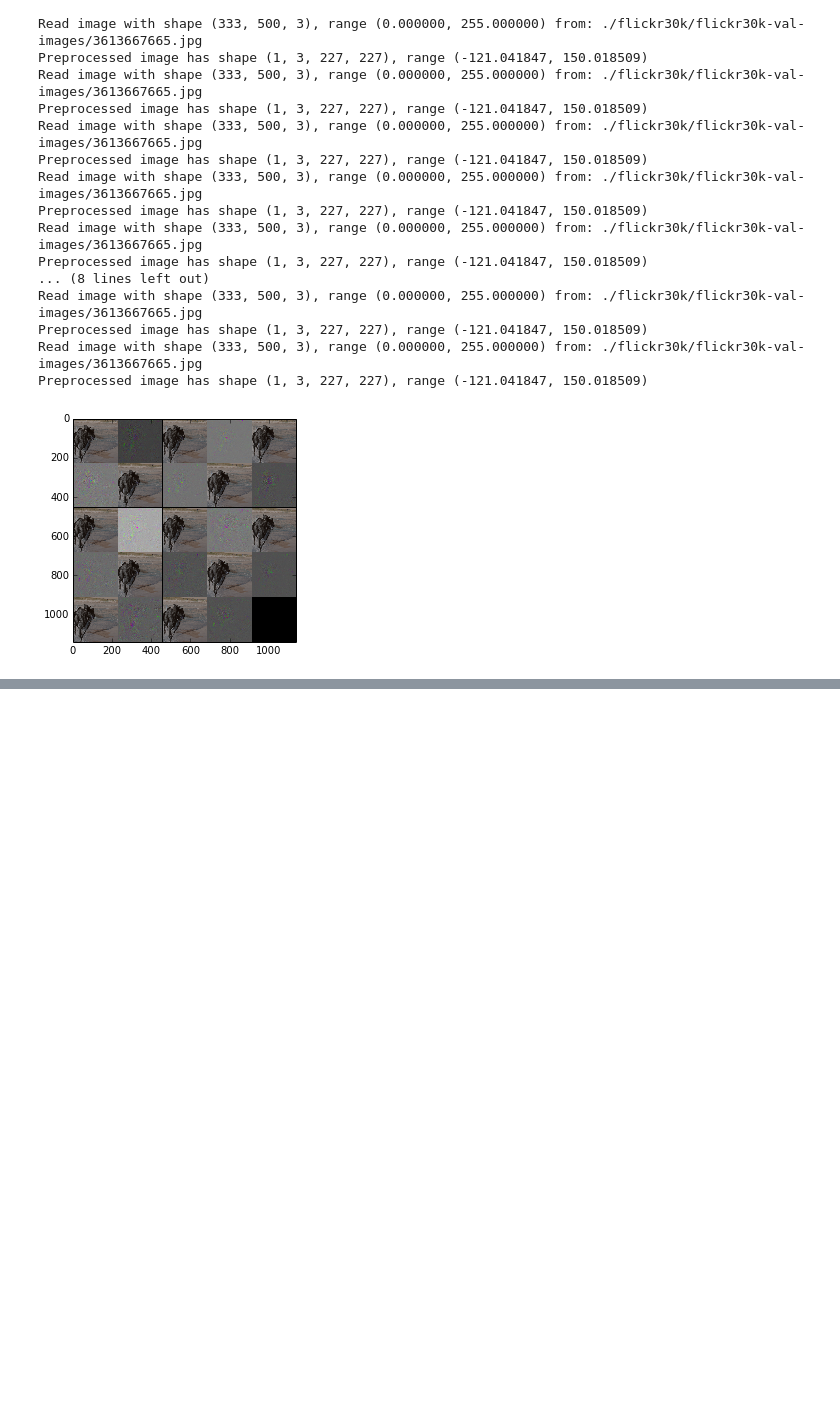
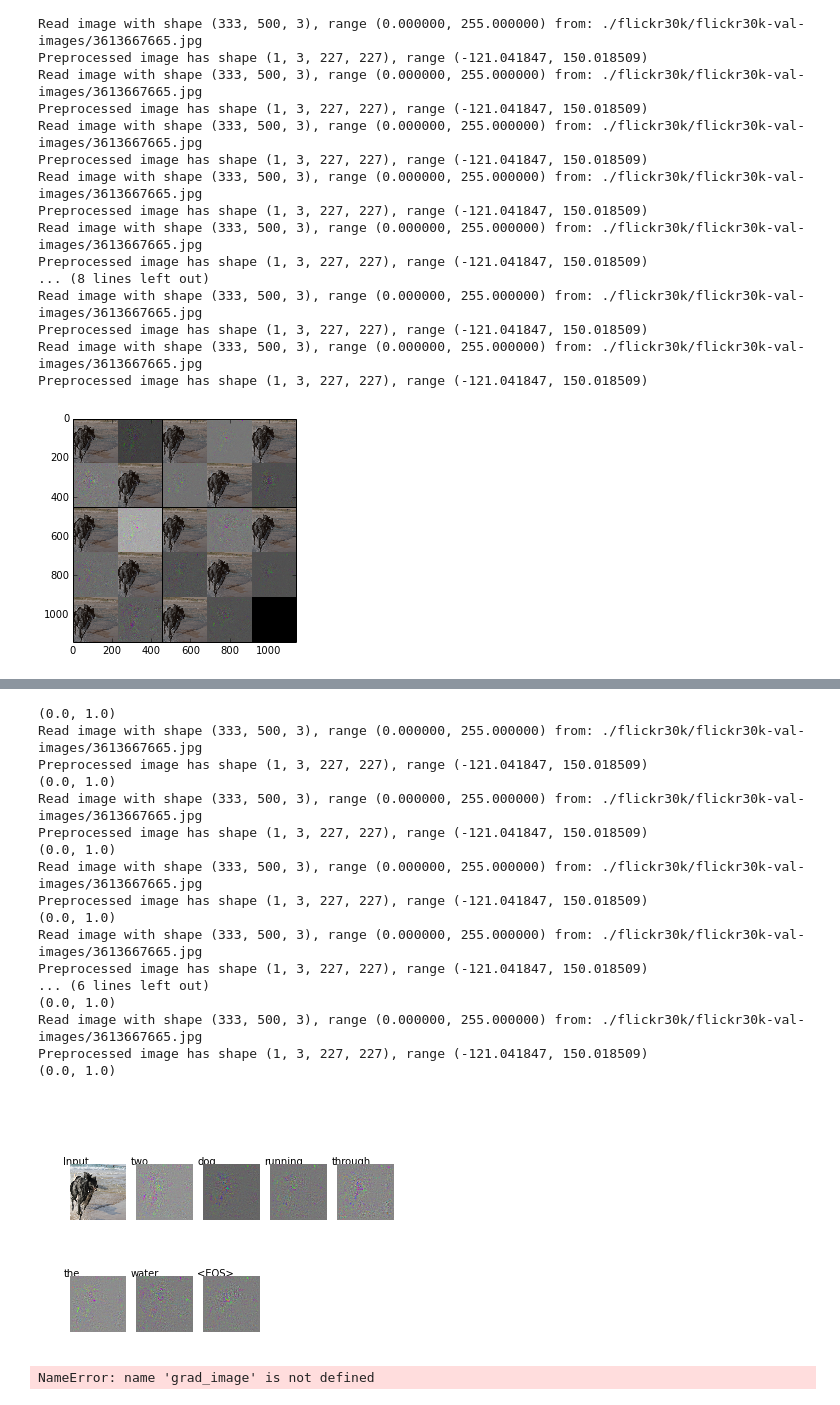
Before and after one commit to olivernina/lisa-caffe-public, a Jupyter notebook: examples/lstm/flickr/word_image_grads.ipynb, the cells around one changed output, grey strips where cells are left out. Cells and saved outputs as stored; diff of their text form; code cells hidden in the pictures; blank space fills up the shorter version.

Commit message:
display sentence and gradients

```diff
--- a/examples/lstm/flickr/word_image_grads.ipynb
+++ b/examples/lstm/flickr/word_image_grads.ipynb
@@ -283,0 +316,53 @@ vis_square(np.concatenate(tuple(all_sxs)))
+# %%
+def vis_sentence(image_net, image_path, lstm_net, sentence):
+    all_sxs = []
+    num_per_row = 5
+    num_rows = int(np.ceil(len(sentence) / float(num_per_row)))
+    f, ax = plt.subplots(2 * num_rows, num_per_row)
+    #plt.tight_layout()
+    plt.subplots_adjust(wspace=0.0001, hspace=0.0001)
+    for axis in ax.reshape(-1):
+        axis.axison = False
+    disp_image = centered(image_net.deprocess('data', preprocessed_image))
+    print (disp_image.min(), disp_image.max())
+    ax[0, 0].text(0, 0, 'Input')
+    ax[1, 0].imshow(disp_image)
+    row_index = 0
+    col_index = 0
+    grads = []
+    for index, word in enumerate(sentence):
+        col_index += 1
+        if col_index == num_per_row:
+            col_index = 0
+            row_index += 1
+        grad_image = show_gradients(image_net, image_path, lstm_net, prefix=sentence[:index], words=[word])[1]
+        ax[2 * row_index, col_index].text(0, 0, vocab[word])
+        #disp_grad_image = image_net.deprocess('data', grad_image)
+        disp_grad_image = centered(grad_image.swapaxes(0, 2).swapaxes(0, 1))
+        print (disp_grad_image.min(), disp_grad_image.max())
+        ax[2 * row_index + 1, col_index].imshow(disp_grad_image)
+# %%
+vis_sentence(image_net, image_path, lstm_net, sentence)
+# %% [output]
+(0.0, 1.0)
+Read image with shape (333, 500, 3), range (0.000000, 255.000000) from: ./flickr30k/flickr30k-val-images/3613667665.jpg
+Preprocessed image has shape (1, 3, 227, 227), range (-121.041847, 150.018509)
+(0.0, 1.0)
+Read image with shape (333, 500, 3), range (0.000000, 255.000000) from: ./flickr30k/flickr30k-val-images/3613667665.jpg
+Preprocessed image has shape (1, 3, 227, 227), range (-121.041847, 150.018509)
+(0.0, 1.0)
+Read image with shape (333, 500, 3), range (0.000000, 255.000000) from: ./flickr30k/flickr30k-val-images/3613667665.jpg
+Preprocessed image has shape (1, 3, 227, 227), range (-121.041847, 150.018509)
+(0.0, 1.0)
+Read image with shape (333, 500, 3), range (0.000000, 255.000000) from: ./flickr30k/flickr30k-val-images/3613667665.jpg
+Preprocessed image has shape (1, 3, 227, 227), range (-121.041847, 150.018509)
+... (6 lines left out)
+(0.0, 1.0)
+Read image with shape (333, 500, 3), range (0.000000, 255.000000) from: ./flickr30k/flickr30k-val-images/3613667665.jpg
+Preprocessed image has shape (1, 3, 227, 227), range (-121.041847, 150.018509)
+(0.0, 1.0)
+[figure, added]
+# %%
+grad_image.shape
+# %% [output]
+NameError: name 'grad_image' is not defined
```
Also changed, not shown: parts of 8 cells of this notebook.
